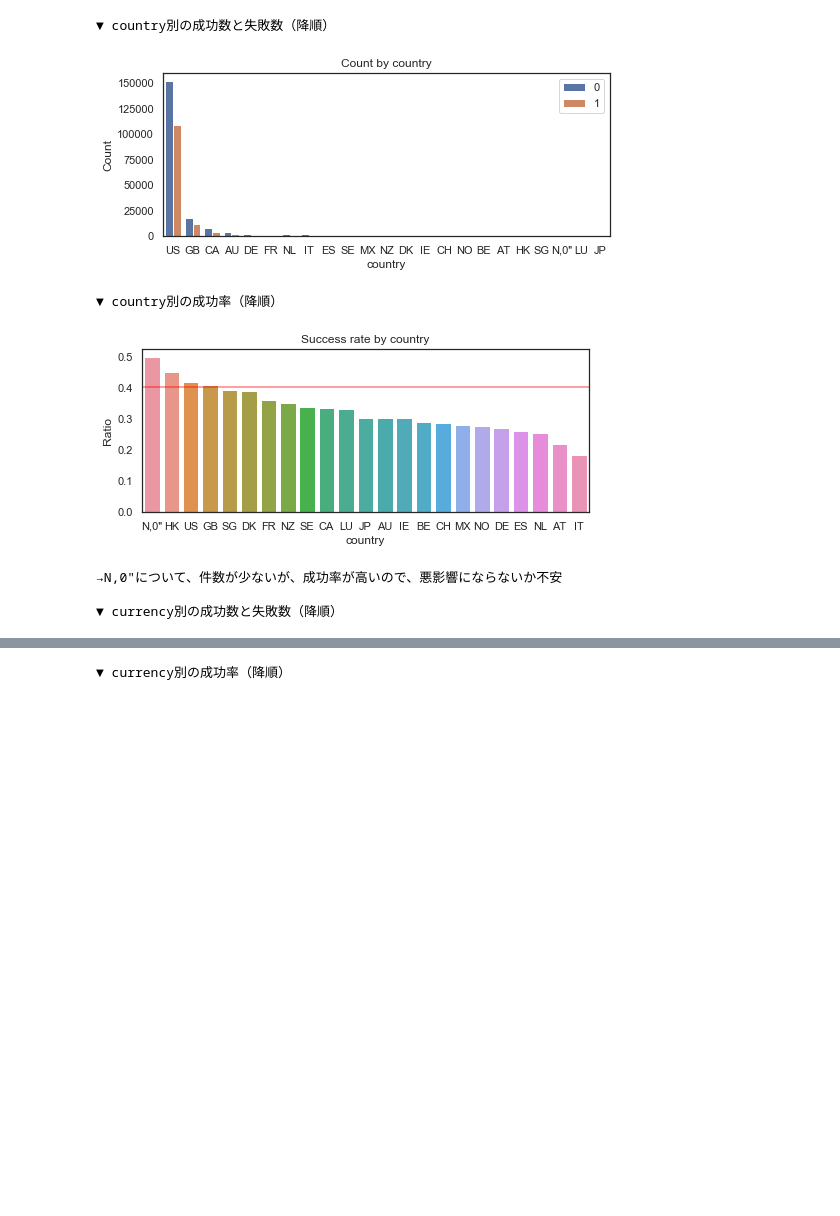
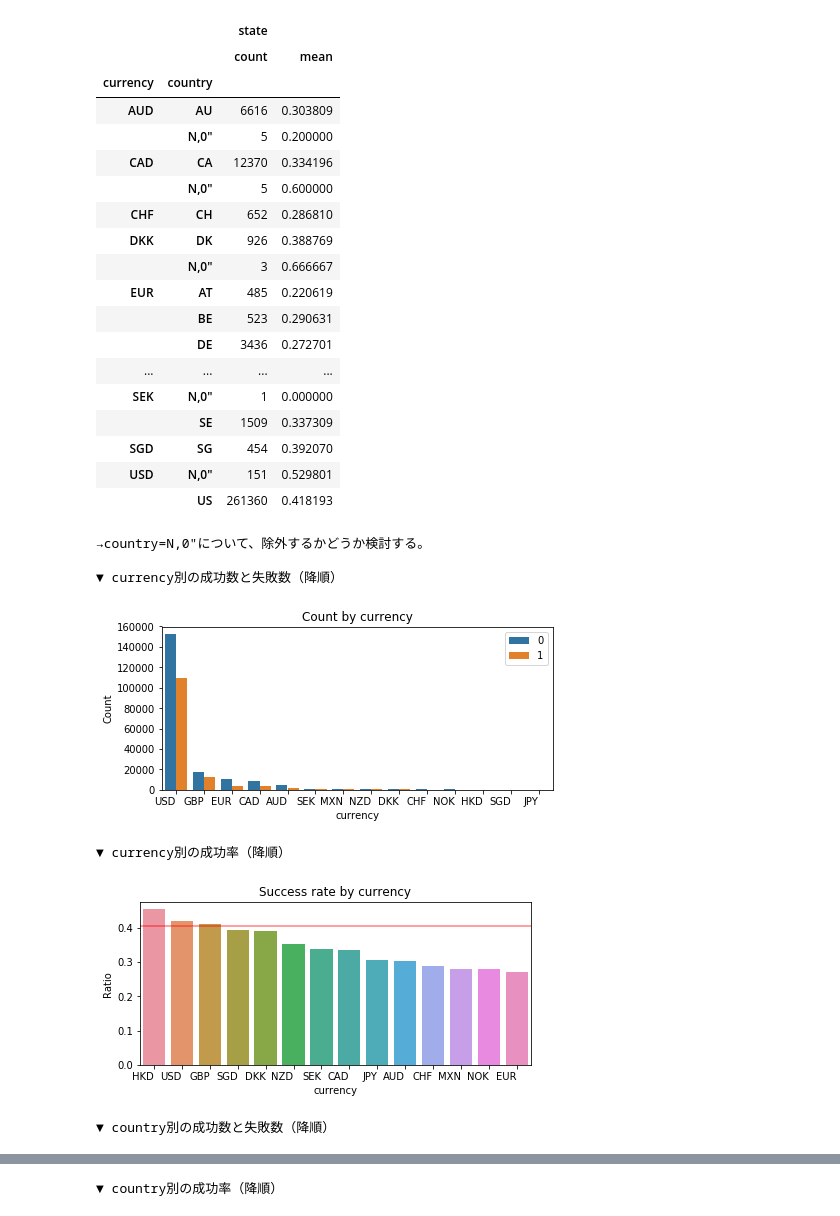
Before and after one commit to arsma12/skillupAI, a Jupyter notebook: Day1_work_長谷川雅代.ipynb, the cells around one changed output, grey strips where cells are left out. Cells and saved outputs as stored; diff of their text form; code cells hidden in the pictures; blank space fills up the shorter version.

```diff
--- a/Day1_work_長谷川雅代.ipynb
+++ b/Day1_work_長谷川雅代.ipynb
@@ -315 +332,11 @@ print('→午後2,3時あたりに開始すると成功率が高まるようだ
 →午後2,3時あたりに開始すると成功率が高まるようだ。
+# %%
+# ------------------------------------------------
+# 2-6.主なカテゴリとカテゴリ
+# ------------------------------------------------
+# main_categoryとcategoryの関係
+print('\n▼ main_categoryとcategory別のカウントと成功率')
+df_category = df[['main_category','category','state']]
+pd.set_option('display.max_rows', 200)
+display(df_category.groupby(['main_category', 'category']).agg(['count','mean']))
+print('→main_categoryとcategoryは別々で考慮したほうが良さそう。')
@@ -334,25 +421,49 @@ show_successrate_barplot('category',20,3, baseline,True)
 # %%
 # ------------------------------------------------
-# 2-7.countryの影響度を確認
+# 2-7.currencyとcountry
 # ------------------------------------------------
-show_state_count_plot('country',8,3,True)
-show_successrate_barplot('country',8,3,baseline,True)
+# currencyとcountryの関係を確認
+df_currency = df[['currency','country','state']]
+display(df_currency.groupby(['currency','country']).agg(['count','mean']))
 
-print('→N,0\"について、件数が少ないが、成功率が高いので、悪影響にならないか不安')
+print('→country=N,0\"について、除外するかどうか検討する。')
 #print("countryのN,0\"の件数")
 #print(df["country"].where(df['country'] == 'N,0"').value_counts())
 #df = df[(df['country'] != 'N,0"')]
 
-# ------------------------------------------------
-# 2-8.currencyの影響度を確認
-# ------------------------------------------------
-show_state_count_plot('currency',15,3,True)
-show_successrate_barplot('currency',15,3,baseline,True)
+# currency
+show_state_count_plot('currency',7,3,True)
+show_successrate_barplot('currency',7,3,baseline,True)
+
+# country
+show_state_count_plot('country',8,3,True)
+show_successrate_barplot('country',8,3,baseline,True)
+
+print('→currencyとcountryは関連しているので、どちらか一方でよいかも。')
 # %% [output]
+|  |  | state |  |
+|  |  | count | mean |
+| currency | country |  |  |
+| AUD | AU | 6616 | 0.303809 |
+|  | N,0" | 5 | 0.200000 |
+| CAD | CA | 12370 | 0.334196 |
+|  | N,0" | 5 | 0.600000 |
+| CHF | CH | 652 | 0.286810 |
+| DKK | DK | 926 | 0.388769 |
+|  | N,0" | 3 | 0.666667 |
+| EUR | AT | 485 | 0.220619 |
+|  | BE | 523 | 0.290631 |
+|  | DE | 3436 | 0.272701 |
+| ... | ... | ... | ... |
+| SEK | N,0" | 1 | 0.000000 |
+|  | SE | 1509 | 0.337309 |
+| SGD | SG | 454 | 0.392070 |
+| USD | N,0" | 151 | 0.529801 |
+|  | US | 261360 | 0.418193 |
-▼ country別の成功数と失敗数（降順）
+→country=N,0"について、除外するかどうか検討する。
+
+▼ currency別の成功数と失敗数（降順）
-[figure, old version]
+[figure, new version]
-▼ country別の成功率（降順）
+▼ currency別の成功率（降順）
-[figure, old version]
+[figure, new version]
-→N,0"について、件数が少ないが、成功率が高いので、悪影響にならないか不安
-
-▼ currency別の成功数と失敗数（降順）
+▼ country別の成功数と失敗数（降順）
@@ -360 +471 @@ show_successrate_barplot('currency',15,3,baseline,True)
-▼ currency別の成功率（降順）
+▼ country別の成功率（降順）
```
Also changed, not shown: parts of 18 cells of this notebook.
